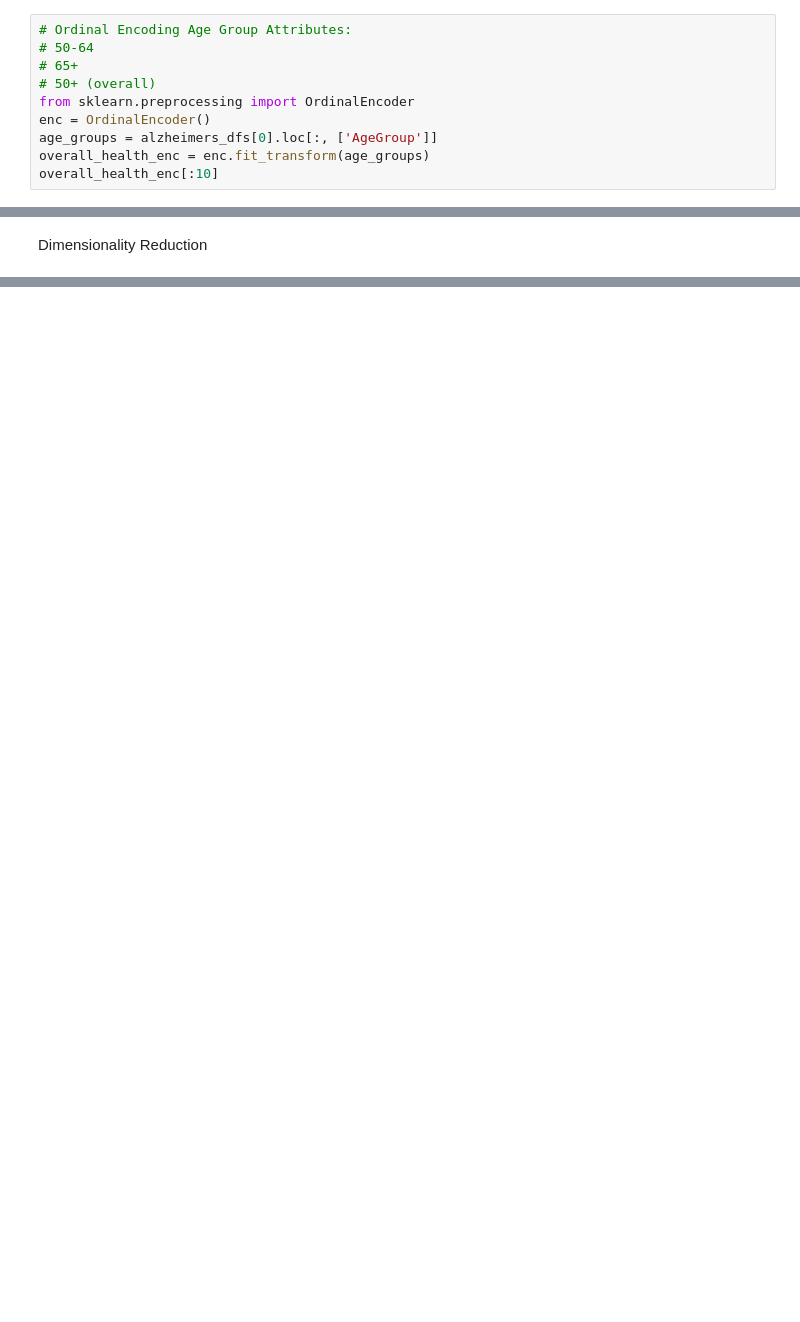
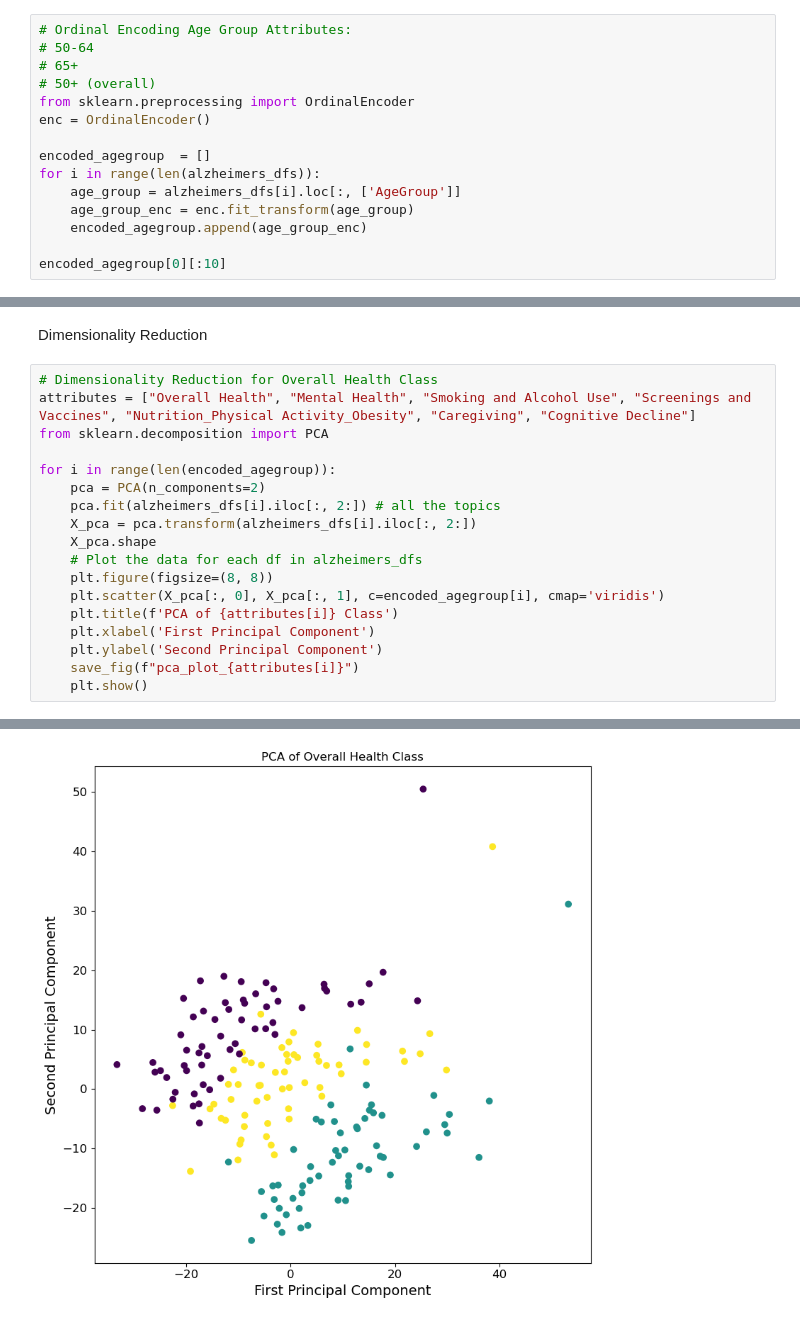
Before and after one commit to ashleythorlin/Risk-Prediction-For-Alzheimers, a Jupyter notebook: DatasetAfterPreprocessing.ipynb, the cells around one changed output, grey strips where cells are left out. Cells and saved outputs as stored; diff of their text form; blank space fills up the shorter version.

Commit message:
pca images

```diff
--- a/DatasetAfterPreprocessing.ipynb
+++ b/DatasetAfterPreprocessing.ipynb
@@ -189,9 +188,14 @@ To handle the attribute AgeGroup, we used an `OrdinalEncoder` to encode our cate
 # 50+ (overall)
 from sklearn.preprocessing import OrdinalEncoder
 enc = OrdinalEncoder()
-age_groups = alzheimers_dfs[0].loc[:, ['AgeGroup']]
-overall_health_enc = enc.fit_transform(age_groups)
-overall_health_enc[:10]
+
+encoded_agegroup  = []
+for i in range(len(alzheimers_dfs)):
+    age_group = alzheimers_dfs[i].loc[:, ['AgeGroup']]
+    age_group_enc = enc.fit_transform(age_group)
+    encoded_agegroup.append(age_group_enc)
+
+encoded_agegroup[0][:10]
 # %% [output]
 array([[0.],
        [1.],
@@ -259,2 +259,21 @@ Transform Feature Encoding
 # %% [markdown]
 Dimensionality Reduction
+# %%
+# Dimensionality Reduction for Overall Health Class
+attributes = ["Overall Health", "Mental Health", "Smoking and Alcohol Use", "Screenings and Vaccines", "Nutrition_Physical Activity_Obesity", "Caregiving", "Cognitive Decline"]
+from sklearn.decomposition import PCA
+
+for i in range(len(encoded_agegroup)):
+    pca = PCA(n_components=2)
+    pca.fit(alzheimers_dfs[i].iloc[:, 2:]) # all the topics
+    X_pca = pca.transform(alzheimers_dfs[i].iloc[:, 2:])
+    X_pca.shape
+    # Plot the data for each df in alzheimers_dfs
+    plt.figure(figsize=(8, 8))
+    plt.scatter(X_pca[:, 0], X_pca[:, 1], c=encoded_agegroup[i], cmap='viridis')
+    plt.title(f'PCA of {attributes[i]} Class')
+    plt.xlabel('First Principal Component')
+    plt.ylabel('Second Principal Component')
+    save_fig(f"pca_plot_{attributes[i]}")
+    plt.show()
+# %% [output]
@@ -260,0 +281 @@ Dimensionality Reduction
+[figure, added]
```
Also changed, not shown: parts of 4 cells of this notebook, 7 other files.
